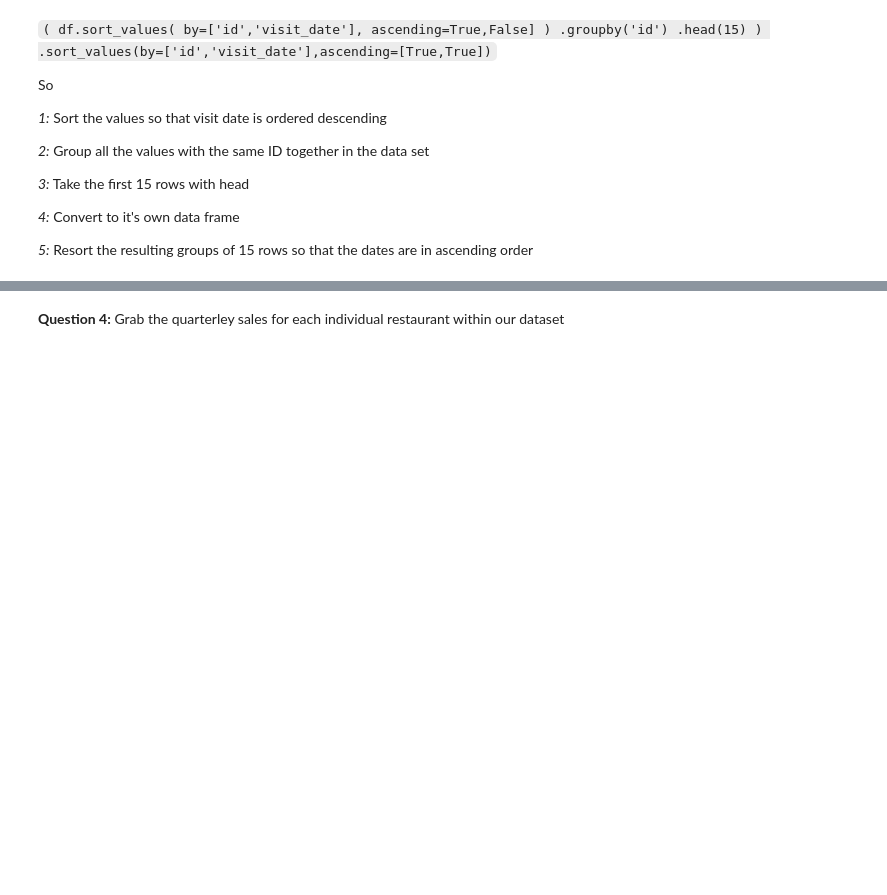
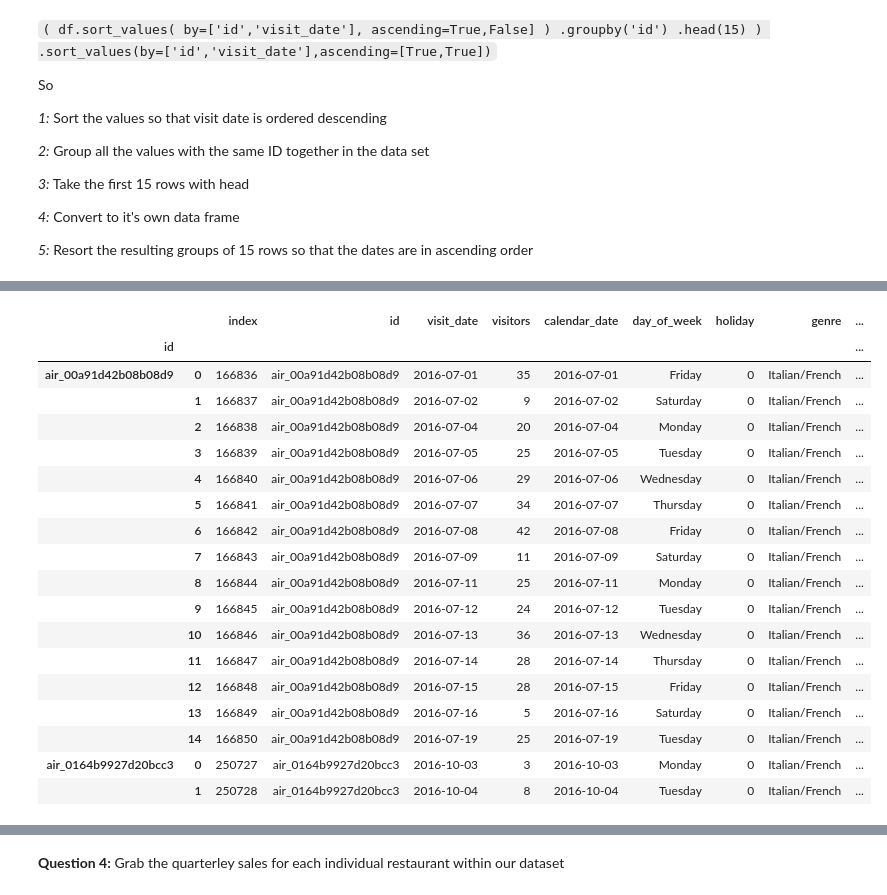
Before and after one commit to Lothdyn/my-1019-repo, a Jupyter notebook: ClassMaterial/Unit2/Class7/Labs/Pandas Lab -- Grouping & Merging .ipynb, the cells around one changed output, grey strips where cells are left out. Cells and saved outputs as stored; diff of their text form; code cells hidden in the pictures; blank space fills up the shorter version.

```diff
--- a/ClassMaterial/Unit2/Class7/Labs/Pandas Lab -- Grouping & Merging .ipynb
+++ b/ClassMaterial/Unit2/Class7/Labs/Pandas Lab -- Grouping & Merging .ipynb
@@ -292,0 +314,26 @@ So
+# %%
+restaurant_vals = df.groupby('id').apply(lambda x: x.iloc[:15])
+
+# This is effectively creating an additional index based on the id on the right
+# %%
+restaurant_vals[:17]
+# %% [output]
+|  |  | index | id | visit_date | visitors | calendar_date | day_of_week | holiday | genre | ... |
+| id |  |  |  |  |  |  |  |  |  | ... |
+| air_00a91d42b08b08d9 | 0 | 166836 | air_00a91d42b08b08d9 | 2016-07-01 | 35 | 2016-07-01 | Friday | 0 | Italian/French | ... |
+|  | 1 | 166837 | air_00a91d42b08b08d9 | 2016-07-02 | 9 | 2016-07-02 | Saturday | 0 | Italian/French | ... |
+|  | 2 | 166838 | air_00a91d42b08b08d9 | 2016-07-04 | 20 | 2016-07-04 | Monday | 0 | Italian/French | ... |
+|  | 3 | 166839 | air_00a91d42b08b08d9 | 2016-07-05 | 25 | 2016-07-05 | Tuesday | 0 | Italian/French | ... |
+|  | 4 | 166840 | air_00a91d42b08b08d9 | 2016-07-06 | 29 | 2016-07-06 | Wednesday | 0 | Italian/French | ... |
+|  | 5 | 166841 | air_00a91d42b08b08d9 | 2016-07-07 | 34 | 2016-07-07 | Thursday | 0 | Italian/French | ... |
+|  | 6 | 166842 | air_00a91d42b08b08d9 | 2016-07-08 | 42 | 2016-07-08 | Friday | 0 | Italian/French | ... |
+|  | 7 | 166843 | air_00a91d42b08b08d9 | 2016-07-09 | 11 | 2016-07-09 | Saturday | 0 | Italian/French | ... |
+|  | 8 | 166844 | air_00a91d42b08b08d9 | 2016-07-11 | 25 | 2016-07-11 | Monday | 0 | Italian/French | ... |
+|  | 9 | 166845 | air_00a91d42b08b08d9 | 2016-07-12 | 24 | 2016-07-12 | Tuesday | 0 | Italian/French | ... |
+|  | 10 | 166846 | air_00a91d42b08b08d9 | 2016-07-13 | 36 | 2016-07-13 | Wednesday | 0 | Italian/French | ... |
+|  | 11 | 166847 | air_00a91d42b08b08d9 | 2016-07-14 | 28 | 2016-07-14 | Thursday | 0 | Italian/French | ... |
+|  | 12 | 166848 | air_00a91d42b08b08d9 | 2016-07-15 | 28 | 2016-07-15 | Friday | 0 | Italian/French | ... |
+|  | 13 | 166849 | air_00a91d42b08b08d9 | 2016-07-16 | 5 | 2016-07-16 | Saturday | 0 | Italian/French | ... |
+|  | 14 | 166850 | air_00a91d42b08b08d9 | 2016-07-19 | 25 | 2016-07-19 | Tuesday | 0 | Italian/French | ... |
+| air_0164b9927d20bcc3 | 0 | 250727 | air_0164b9927d20bcc3 | 2016-10-03 | 3 | 2016-10-03 | Monday | 0 | Italian/French | ... |
+|  | 1 | 250728 | air_0164b9927d20bcc3 | 2016-10-04 | 8 | 2016-10-04 | Tuesday | 0 | Italian/French | ... |
```
Also changed, not shown: parts of 35 cells of this notebook, 1 other file.
